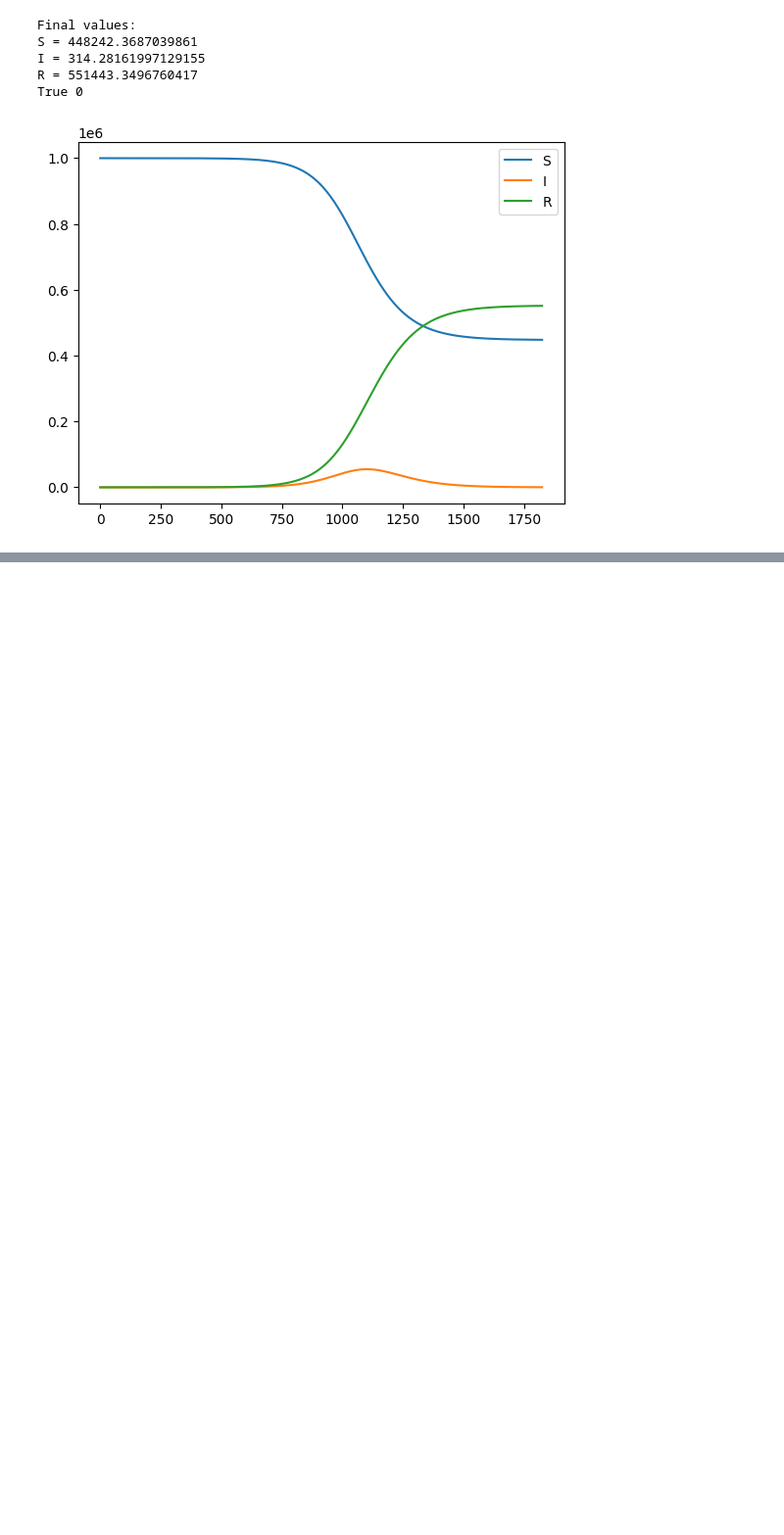
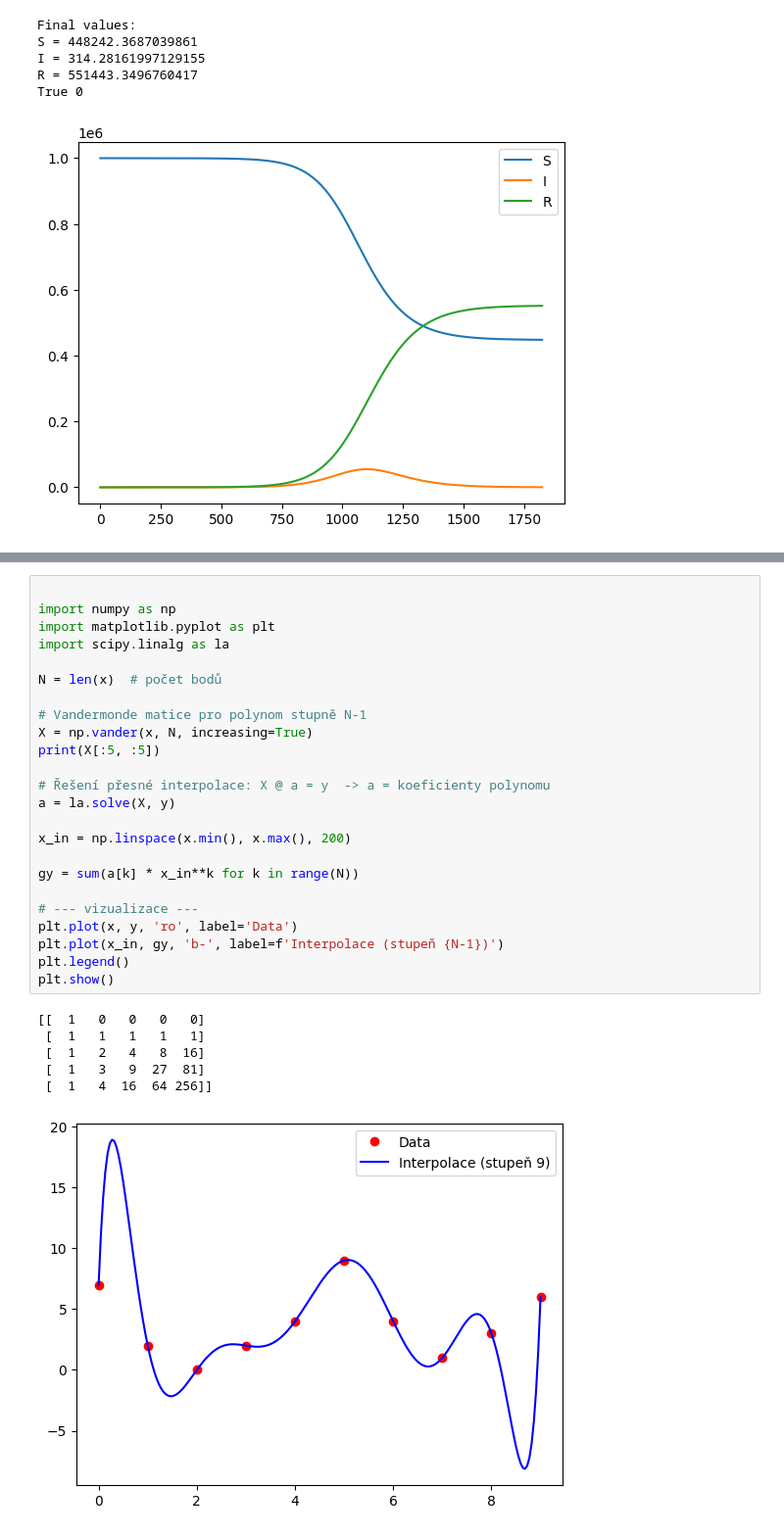
Before and after one commit to Marty808s/STATNICE-SZZ-PB_SZZ-VB, a Jupyter notebook: MSW/MSW_test.ipynb, the cells around one changed output, grey strips where cells are left out. Shown: that part at 98% size. Saved outputs shown, nothing was run; the diff lists cells and outputs as text; blank space fills up the shorter version.

```diff
--- a/MSW/MSW_test.ipynb
+++ b/MSW/MSW_test.ipynb
@@ -155,0 +213,31 @@ True 0
+# %%
+
+import numpy as np
+import matplotlib.pyplot as plt
+import scipy.linalg as la
+
+N = len(x)  # počet bodů
+
+# Vandermonde matice pro polynom stupně N-1
+X = np.vander(x, N, increasing=True)
+print(X[:5, :5])
+
+# Řešení přesné interpolace: X @ a = y  -> a = koeficienty polynomu
+a = la.solve(X, y)
+
+x_in = np.linspace(x.min(), x.max(), 200)
+
+gy = sum(a[k] * x_in**k for k in range(N))
+
+# --- vizualizace ---
+plt.plot(x, y, 'ro', label='Data')
+plt.plot(x_in, gy, 'b-', label=f'Interpolace (stupeň {N-1})')
+plt.legend()
+plt.show()
+# %% [output]
+[[  1   0   0   0   0]
+ [  1   1   1   1   1]
+ [  1   2   4   8  16]
+ [  1   3   9  27  81]
+ [  1   4  16  64 256]]
+[figure, added]
```
Also changed, not shown: parts of 7 cells of this notebook, 2 other files.
